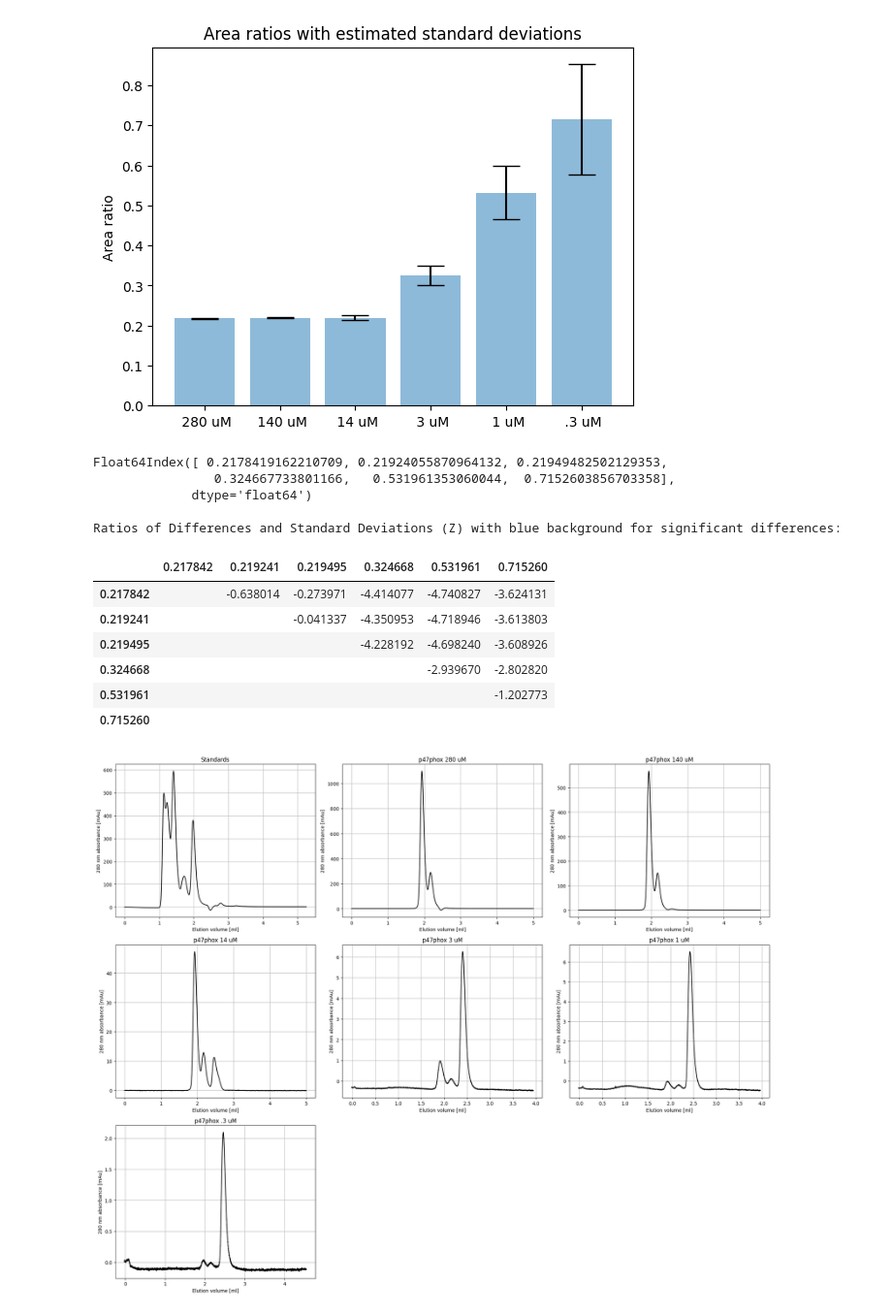
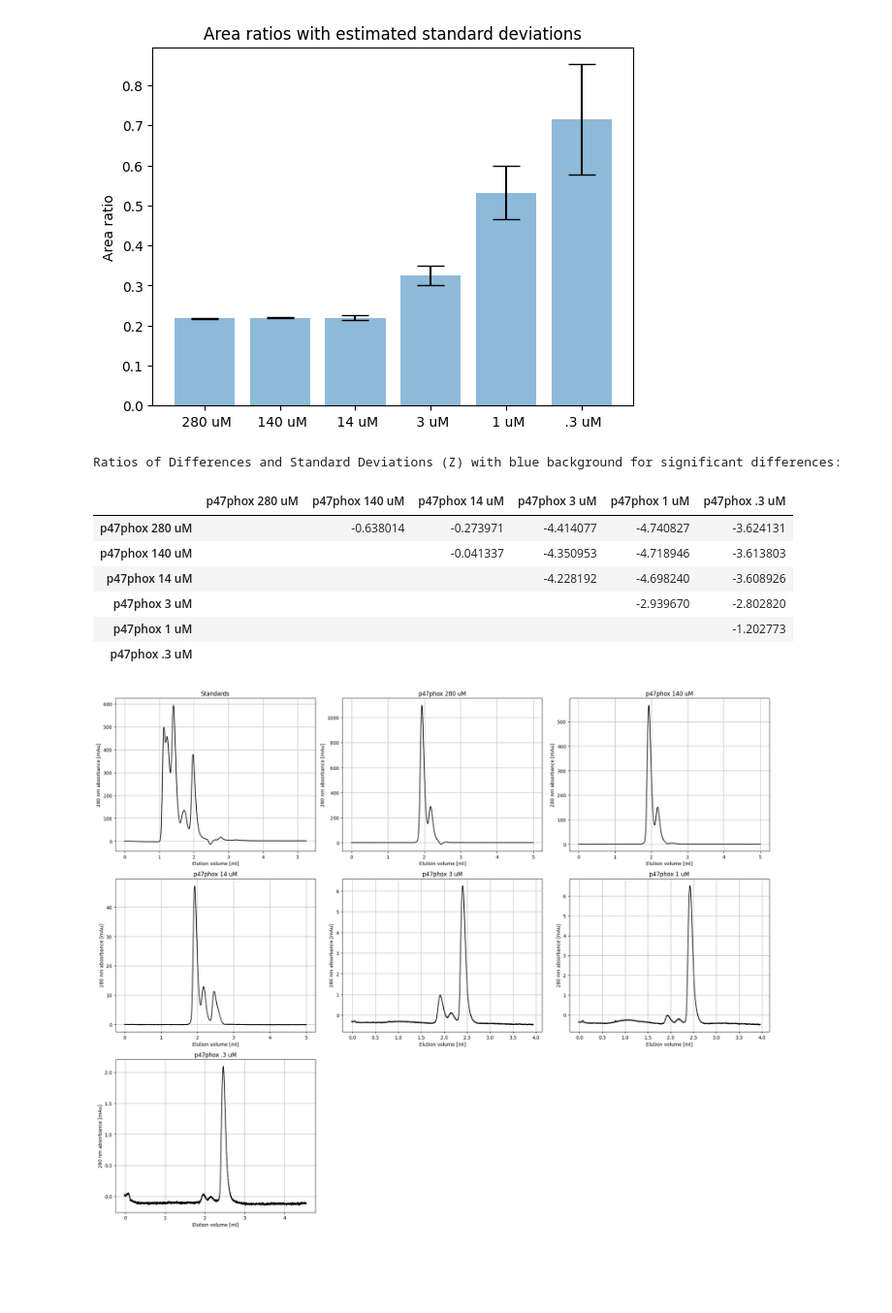
Before and after one commit to MichaelGajhede/SEC_analysis, a Jupyter notebook: SEC_fig.ipynb, the cells around one changed output. Shown at 97% size. Saved outputs shown, nothing was run; the diff lists cells and outputs as text; code cells hidden in the pictures; blank space fills up the shorter version.

```diff
--- a/SEC_fig.ipynb
+++ b/SEC_fig.ipynb
@@ -651,45 +649,41 @@ differences = values[:, np.newaxis] - values
 # the standard deviation of the sum/difference of two variables
 std_differences = np.sqrt(std[:, np.newaxis]**2 + std**2)
 
 # calculate the ratios of differences and standard deviations
 ratios = differences / std_differences
 
 # create pandas dataframes to store the results as matrices
 df_differences = pd.DataFrame(differences, index=values, columns=values)
 df_std = pd.DataFrame(std_differences, index=values, columns=values)
-df_ratios = pd.DataFrame(ratios, index=values, columns=values)
+df_ratios = pd.DataFrame(ratios, index=cols, columns=cols)
 
 # set elements below the diagonal to an empty string
 df_differences = df_differences.where(np.triu(np.ones(df_differences.shape), k=1).astype(bool), '')
 df_std = df_std.where(np.triu(np.ones(df_std.shape), k=1).astype(bool), '')
 df_ratios = df_ratios.where(np.triu(np.ones(df_ratios.shape), k=1).astype(bool), '')
 
 # create a pandas dataframe to store the ratios of differences and standard deviations,
 # with values highlighted if they are numerically larger than 3
 df_ratios_highlighted = df_ratios.style.applymap(lambda x: 'background-color: blue' if x and abs(x) > 3 else '')
 
 # replace NaN with empty string
 df_ratios_highlighted = df_ratios_highlighted.set_na_rep('')
 #print(df_ratios_highlighted.columns)
 
 # print the resulting dataframes
 #print("Differences:\n", df_differences)
 #print("\nStandard Deviations of Differences:\n", df_std)
 print("\nRatios of Differences and Standard Deviations (Z) with blue background for significant differences:\n")
 display(df_ratios_highlighted)
 # %% [output]
-Float64Index([ 0.2178419162210709, 0.21924055870964132, 0.21949482502129353,
-                0.324667733801166,   0.531961353060044,  0.7152603856703358],
-             dtype='float64')
-
 Ratios of Differences and Standard Deviations (Z) with blue background for significant differences:
-|  | 0.217842 | 0.219241 | 0.219495 | 0.324668 | 0.531961 | 0.715260 |
-| 0.217842 |  | -0.638014 | -0.273971 | -4.414077 | -4.740827 | -3.624131 |
-| 0.219241 |  |  | -0.041337 | -4.350953 | -4.718946 | -3.613803 |
-| 0.219495 |  |  |  | -4.228192 | -4.698240 | -3.608926 |
-| 0.324668 |  |  |  |  | -2.939670 | -2.802820 |
-| 0.531961 |  |  |  |  |  | -1.202773 |
-| 0.715260 |  |  |  |  |  |  |
+|  | p47phox 280 uM | p47phox 140 uM | p47phox 14 uM | p47phox 3 uM | p47phox 1 uM | p47phox .3 uM |
+| p47phox 280 uM |  | -0.638014 | -0.273971 | -4.414077 | -4.740827 | -3.624131 |
+| p47phox 140 uM |  |  | -0.041337 | -4.350953 | -4.718946 | -3.613803 |
+| p47phox 14 uM |  |  |  | -4.228192 | -4.698240 | -3.608926 |
+| p47phox 3 uM |  |  |  |  | -2.939670 | -2.802820 |
+| p47phox 1 uM |  |  |  |  |  | -1.202773 |
+| p47phox .3 uM |  |  |  |  |  |  |
 # %%
 #plot all selected traces
 from matplotlib.patches import Patch
```
Also changed, not shown: parts of 4 cells of this notebook.
